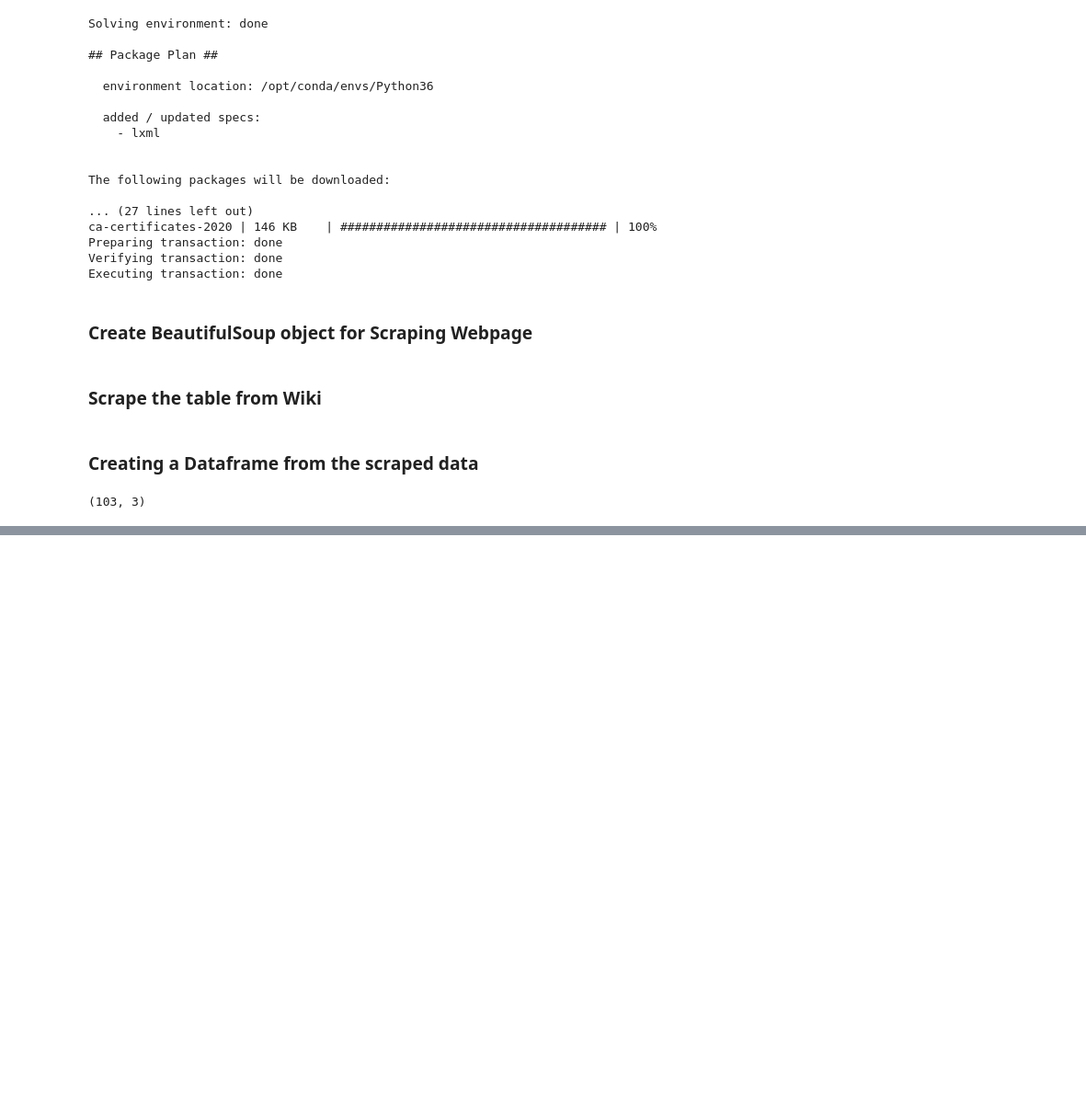
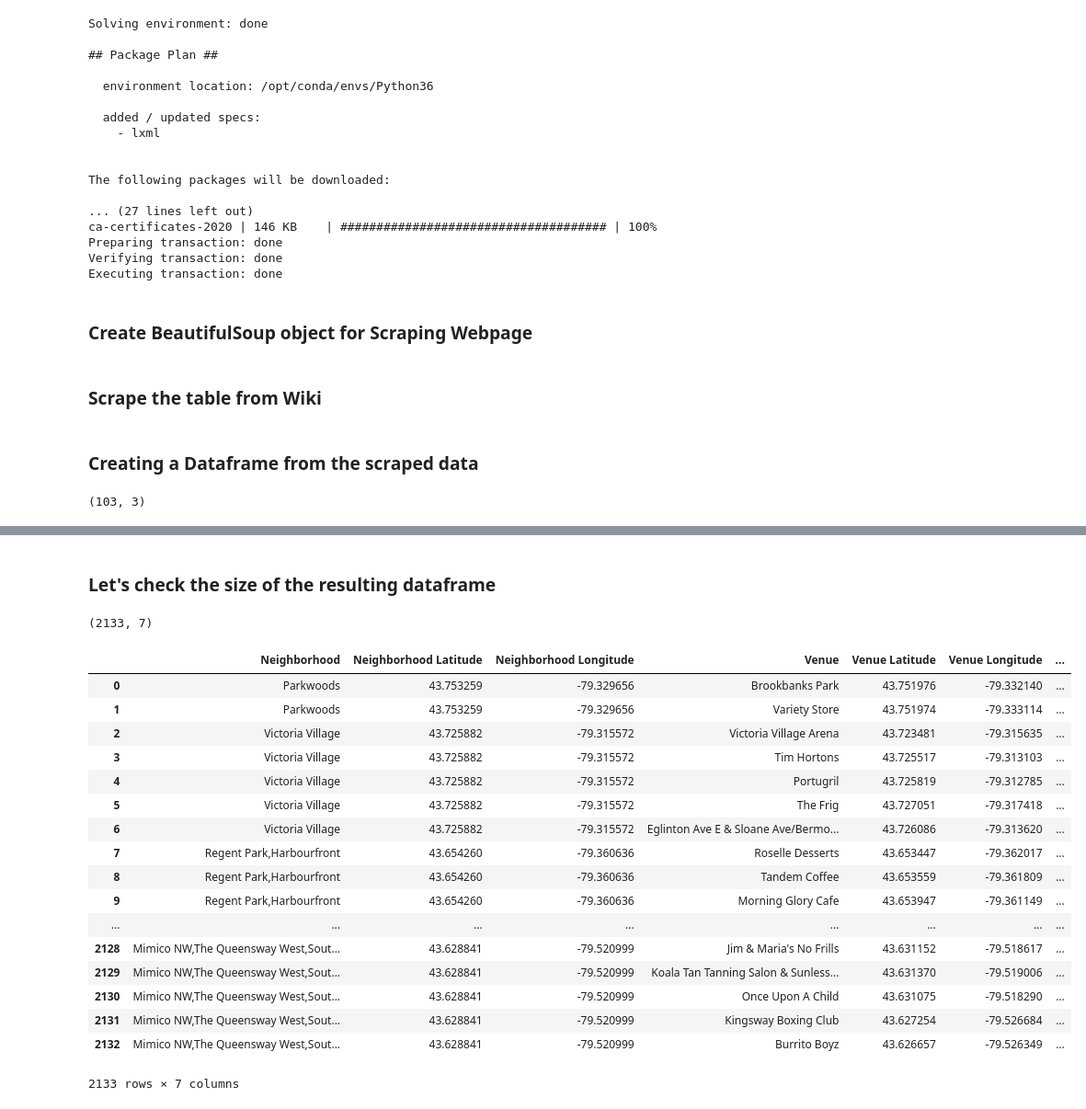
Before and after one commit to Jdev-08/Coursera_Capstone, a Jupyter notebook: Coursera_Capstone.ipynb, the cells around one changed output, grey strips where cells are left out. Shown: that part at 92% size. Cells and saved outputs as stored; diff of their text form; code cells hidden in the pictures; blank space fills up the shorter version.

```diff
--- a/Coursera_Capstone.ipynb
+++ b/Coursera_Capstone.ipynb
@@ -100,0 +103,5 @@ DF.shape
+# %%
+#import the Geolocation Data
+loc=pd.read_csv('http://cocl.us/Geospatial_data')
+#Merge the Neighborhood data with the Geo-location Data
+Df_loc=pd.merge(DF,loc,left_on='Postal',right_on='Postal Code').drop('Postal Code',axis=1)
@@ -100,0 +116,6 @@ DF.shape
+# %%
+CLIENT_ID = 'NDCW0CMHZ32LOVQZULUCVGBEKFVL1C4BMOUX2EA30VNGAKZF' # your Foursquare ID
+CLIENT_SECRET = 'I3PMUWTGP5FBBR3VUYJJESOMPHCEO5UK4INUMZCLQMJJWYQX' # your Foursquare Secret
+VERSION = '20200504' # Foursquare API version
+LIMIT=100 #Set Limit
+radius=500 #set radius of search
@@ -100,0 +162,5 @@ DF.shape
+# %%
+toranto_venues = getNearbyVenues(names=Df_loc['Neighborhood'],
+                                   latitudes=Df_loc['Latitude'],
+                                   longitudes=Df_loc['Longitude']
+                                  )
@@ -100,0 +185,27 @@ DF.shape
+# %% [markdown]
+### Let's check the size of the resulting dataframe
+# %%
+toranto_venues.shape
+# %% [output]
+(2133, 7)
+# %%
+toranto_venues
+# %% [output]
+|  | Neighborhood | Neighborhood Latitude | Neighborhood Longitude | Venue | Venue Latitude | Venue Longitude | ... |
+| 0 | Parkwoods | 43.753259 | -79.329656 | Brookbanks Park | 43.751976 | -79.332140 | ... |
+| 1 | Parkwoods | 43.753259 | -79.329656 | Variety Store | 43.751974 | -79.333114 | ... |
+| 2 | Victoria Village | 43.725882 | -79.315572 | Victoria Village Arena | 43.723481 | -79.315635 | ... |
+| 3 | Victoria Village | 43.725882 | -79.315572 | Tim Hortons | 43.725517 | -79.313103 | ... |
+| 4 | Victoria Village | 43.725882 | -79.315572 | Portugril | 43.725819 | -79.312785 | ... |
+| 5 | Victoria Village | 43.725882 | -79.315572 | The Frig | 43.727051 | -79.317418 | ... |
+| 6 | Victoria Village | 43.725882 | -79.315572 | Eglinton Ave E & Sloane Ave/Bermo... | 43.726086 | -79.313620 | ... |
+| 7 | Regent Park,Harbourfront | 43.654260 | -79.360636 | Roselle Desserts | 43.653447 | -79.362017 | ... |
+| 8 | Regent Park,Harbourfront | 43.654260 | -79.360636 | Tandem Coffee | 43.653559 | -79.361809 | ... |
+| 9 | Regent Park,Harbourfront | 43.654260 | -79.360636 | Morning Glory Cafe | 43.653947 | -79.361149 | ... |
+| ... | ... | ... | ... | ... | ... | ... | ... |
+| 2128 | Mimico NW,The Queensway West,Sout... | 43.628841 | -79.520999 | Jim & Maria's No Frills | 43.631152 | -79.518617 | ... |
+| 2129 | Mimico NW,The Queensway West,Sout... | 43.628841 | -79.520999 | Koala Tan Tanning Salon & Sunless... | 43.631370 | -79.519006 | ... |
+| 2130 | Mimico NW,The Queensway West,Sout... | 43.628841 | -79.520999 | Once Upon A Child | 43.631075 | -79.518290 | ... |
+| 2131 | Mimico NW,The Queensway West,Sout... | 43.628841 | -79.520999 | Kingsway Boxing Club | 43.627254 | -79.526684 | ... |
+| 2132 | Mimico NW,The Queensway West,Sout... | 43.628841 | -79.520999 | Burrito Boyz | 43.626657 | -79.526349 | ... |
+2133 rows × 7 columns
```
Also changed, not shown: parts of 23 cells of this notebook.
